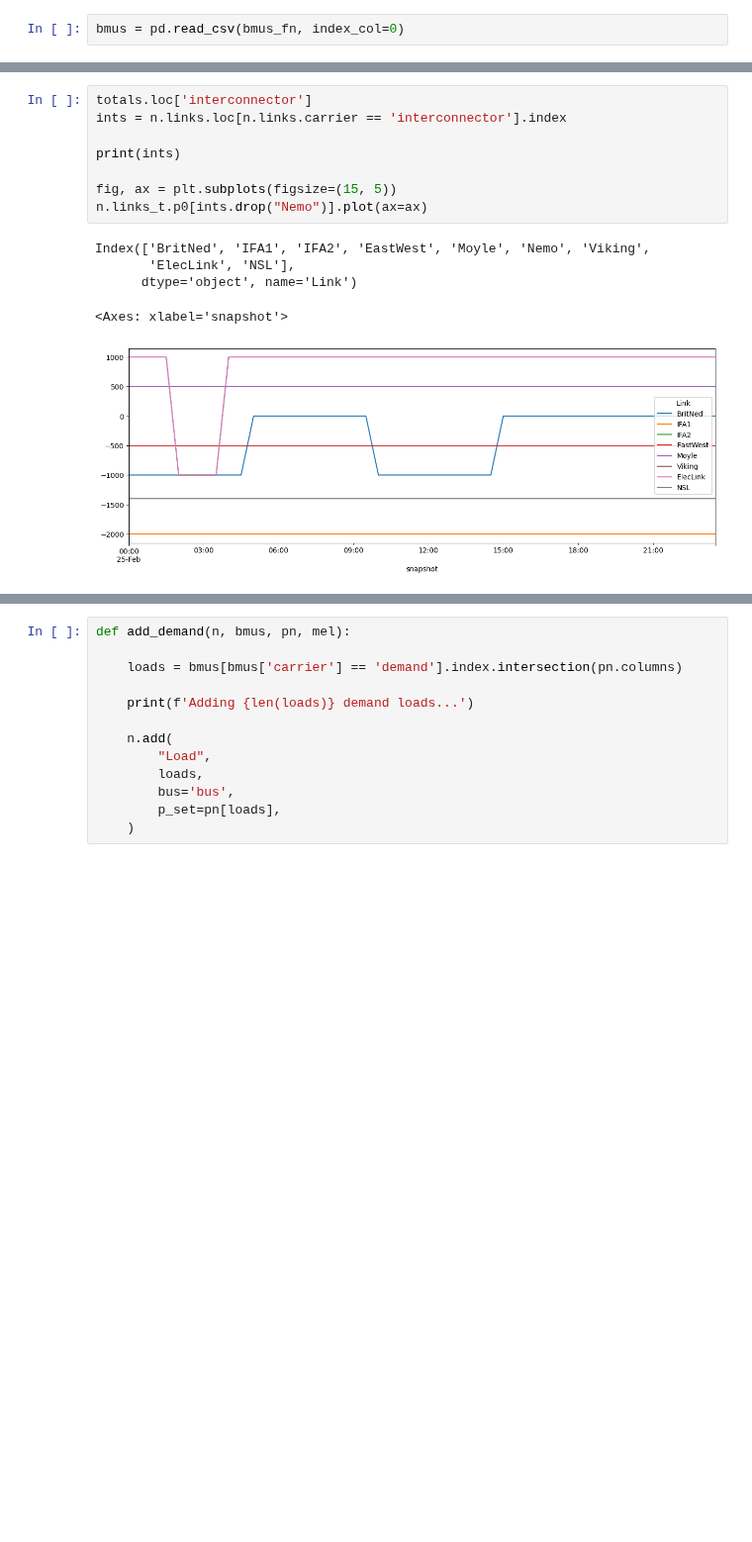
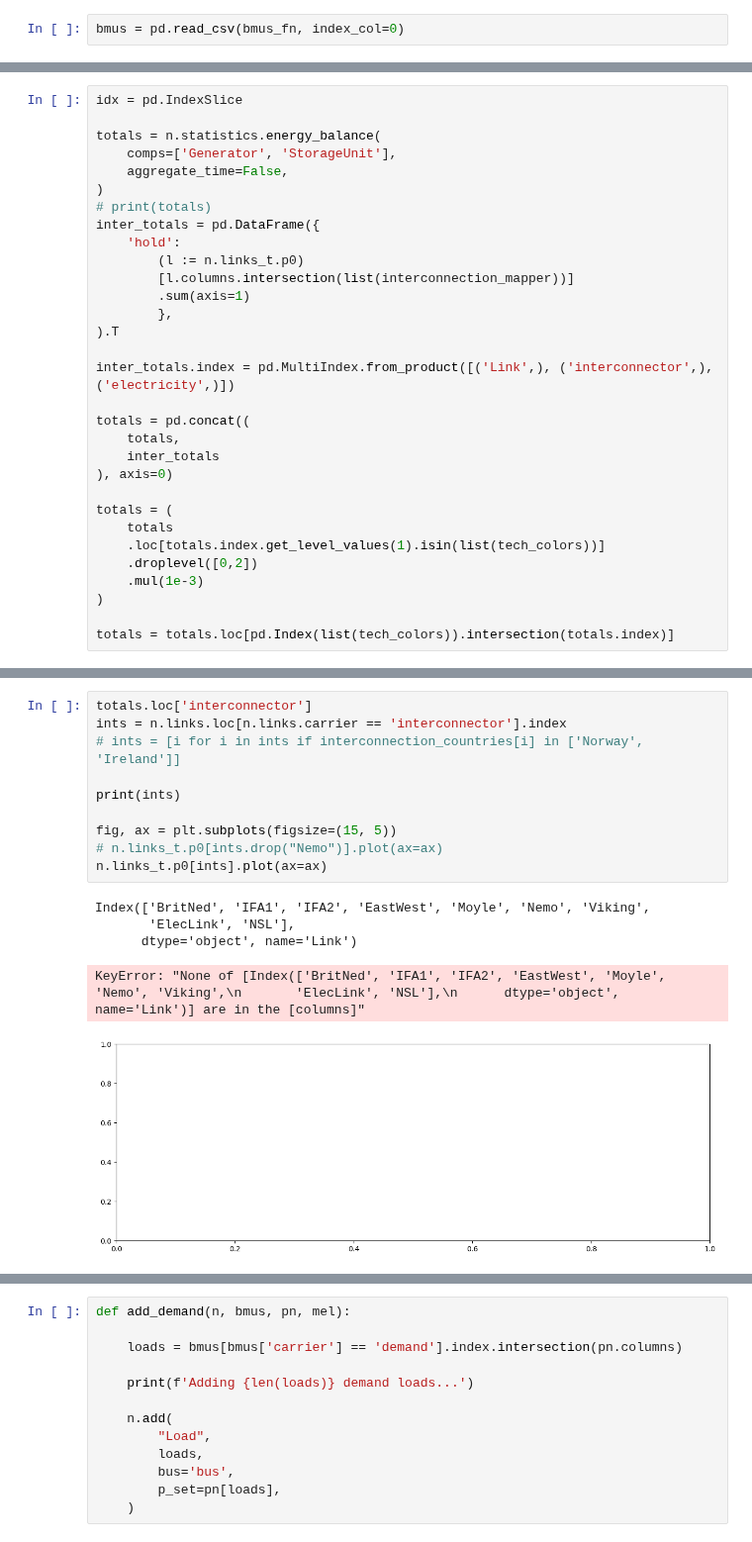
Before and after one commit to LukasFrankenQ/GBPower, a Jupyter notebook: notebooks/build_supply_curve.ipynb, the cells around one changed output, grey strips where cells are left out. Shown at 99% size. Drawn from its saved outputs; the diff is of its cells as text; blank space fills up the shorter version.

```diff
--- a/notebooks/build_supply_curve.ipynb
+++ b/notebooks/build_supply_curve.ipynb
@@ -530,3 +750,34 @@ plot_merit_order(n)
+# %%
+idx = pd.IndexSlice
+
+totals = n.statistics.energy_balance(
+    comps=['Generator', 'StorageUnit'],
+    aggregate_time=False,
+)
+# print(totals)
+inter_totals = pd.DataFrame({
+    'hold':
+        (l := n.links_t.p0)
+        [l.columns.intersection(list(interconnection_mapper))]
+        .sum(axis=1)
+        },
+).T
+
+inter_totals.index = pd.MultiIndex.from_product([('Link',), ('interconnector',), ('electricity',)])
+
+totals = pd.concat((
+    totals,
+    inter_totals
+), axis=0)
+
+totals = (
+    totals
+    .loc[totals.index.get_level_values(1).isin(list(tech_colors))]
+    .droplevel([0,2])
+    .mul(1e-3)
+)
+
+totals = totals.loc[pd.Index(list(tech_colors)).intersection(totals.index)]
 # %%
 from collections import OrderedDict
 
@@ -596,17 +859,19 @@ plt.show()
 # %%
 totals.loc['interconnector']
 ints = n.links.loc[n.links.carrier == 'interconnector'].index
+# ints = [i for i in ints if interconnection_countries[i] in ['Norway', 'Ireland']]
 
 print(ints)
 
 fig, ax = plt.subplots(figsize=(15, 5))
-n.links_t.p0[ints.drop("Nemo")].plot(ax=ax)
+# n.links_t.p0[ints.drop("Nemo")].plot(ax=ax)
+n.links_t.p0[ints].plot(ax=ax)
 # %% [output]
 Index(['BritNed', 'IFA1', 'IFA2', 'EastWest', 'Moyle', 'Nemo', 'Viking',
        'ElecLink', 'NSL'],
       dtype='object', name='Link')
-<Axes: xlabel='snapshot'>
+KeyError: "None of [Index(['BritNed', 'IFA1', 'IFA2', 'EastWest', 'Moyle', 'Nemo', 'Viking',\n       'ElecLink', 'NSL'],\n      dtype='object', name='Link')] are in the [columns]"
-[figure, old version]
+[figure, new version]
 # %%
 real_int_flow = pd.DataFrame(index=n.links_t.p0[ints].index)
 
```
Also changed, not shown: parts of 26 cells of this notebook, 1 other file.
